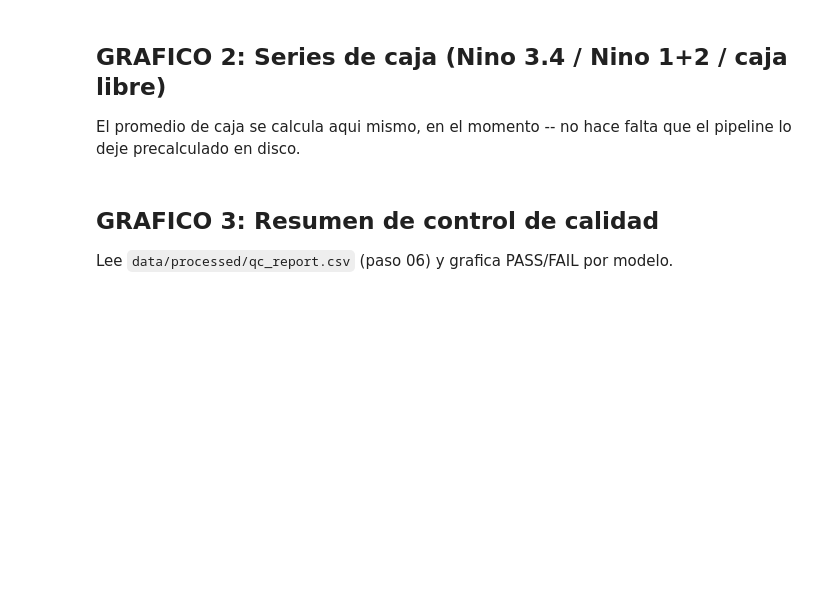
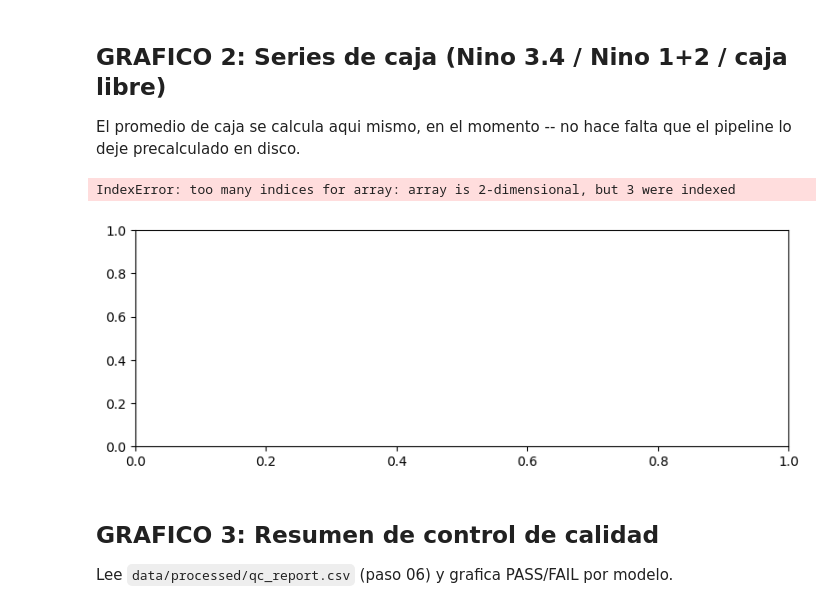
Before and after one commit to Japq91/e1_smn, a Jupyter notebook: graficos_exploratorios.ipynb, the cells around one changed output. Drawn from its saved outputs; the diff is of its cells as text; code cells hidden in the pictures; blank space fills up the shorter version.

```diff
--- a/graficos_exploratorios.ipynb
+++ b/graficos_exploratorios.ipynb
@@ -90,39 +110,39 @@ def box_mean(model: str, exp: str, lon1: float, lon2: float, lat1: float, lat2:
     lon_idx = np.where((lon >= lon1) & (lon <= lon2))[0]
     sub = data[:, lat_idx, :][:, :, lon_idx]
     serie = sub.mean(axis=(1, 2))
     years = np.array([d.year + (d.month - 0.5) / 12 for d in dates])
     return years, serie
 
 def plot_box_series(model: str, box: dict, box_name: str, ax=None):
     """Serie de caja del modelo con sus tres periodos superpuestos:
     historico (gris), ssp245 (azul, alpha .8), ssp585 (rojo, alpha .8)."""
     standalone = ax is None
     if standalone:
         fig, ax = plt.subplots(figsize=(9, 3))
 
     estilos = {
         "historical": dict(color="gray", alpha=1.0),
         "ssp245": dict(color="tab:blue", alpha=0.8),
         "ssp585": dict(color="tab:red", alpha=0.8),
     }
     for exp, estilo in estilos.items():
         years, values = box_mean(model, exp, **box)
         ax.plot(years, values, label=exp, **estilo)
 
     ax.set_xlabel("anio")
     ax.set_ylabel("SST (degC)")
     ax.set_title(f"{box_name} -- {model}")
     ax.legend()
     plt.savefig('figures/sst_%s_serie_%s.png' % (model, box_name.replace(" ", "")), dpi=100)
     if standalone: plt.close()
 
 # Ejemplo
-plot_box_series(modelos[0], NINO12, "Nino 1+2")
-plot_box_series(modelos[0], NINO34, "Nino 3.4")
-plot_box_series(modelos[1], NINO12, "Nino 1+2")
-plot_box_series(modelos[1], NINO34, "Nino 3.4")
-plot_box_series(modelos[2], NINO12, "Nino 1+2")
-plot_box_series(modelos[2], NINO34, "Nino 3.4")
+for modelo in modelos:
+    plot_box_series(modelo, NINO12, "Nino 1+2")
+    plot_box_series(modelo, NINO34, "Nino 3.4")
+# %% [output]
+IndexError: too many indices for array: array is 2-dimensional, but 3 were indexed
+[figure, added]
 # %% [markdown]
 ## GRAFICO 3: Resumen de control de calidad
 
```
Also changed, not shown: parts of 5 cells of this notebook, 25 other files.
